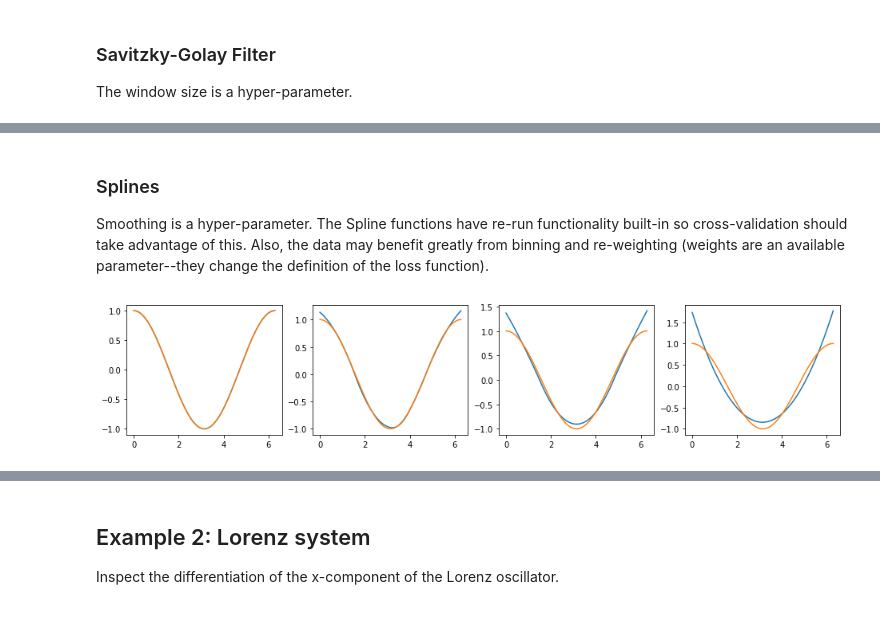
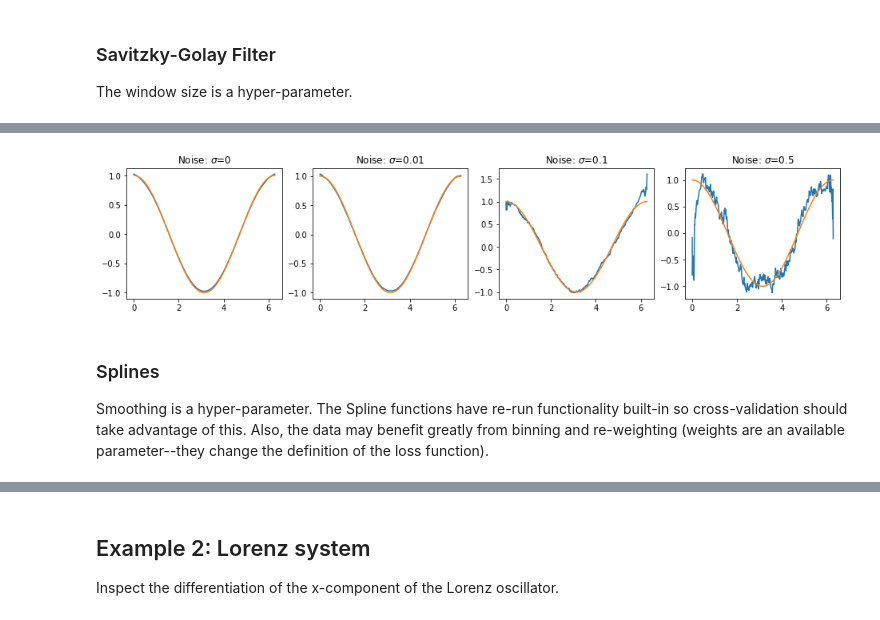
Before and after one commit to andgoldschmidt/derivative, a Jupyter notebook: Derivatives_Review.ipynb, the cells around one changed output, grey strips where cells are left out. Cells and saved outputs as stored; diff of their text form; code cells hidden in the pictures.

```diff
--- a/Derivatives_Review.ipynb
+++ b/Derivatives_Review.ipynb
@@ -143,10 +77,8 @@ for axs, s in zip(ax, sigmas):
+# %%
+sg = diff.SavitzkyGolay({'left': .5, 'right': .5, 'order': 2})
+plot_example_1(sg, x, noisy_sin, np.cos, sigmas)
+# %% [output]
+[figure, added]
 # %% [markdown]
 ### Splines
 Smoothing is a hyper-parameter. The Spline functions have re-run functionality built-in so cross-validation should take advantage of this. Also, the data may benefit greatly from binning and re-weighting (weights are an available parameter--they change the definition of the loss function).
-# %%
-fig, ax = plt.subplots(1, len(sigmas), figsize=[len(sigmas)*4, 3])
-for iax, s, ismooth in zip(ax, sigmas, [0, .085, 6, 140]):
-    iax.plot(x, dydx_spline(f1(x, s), x, smoothing=ismooth)(x))
-    iax.plot(x, np.cos(x))
-# %% [output]
-[figure, removed]
```
Also changed, not shown: parts of 55 cells of this notebook, 2 other files.
